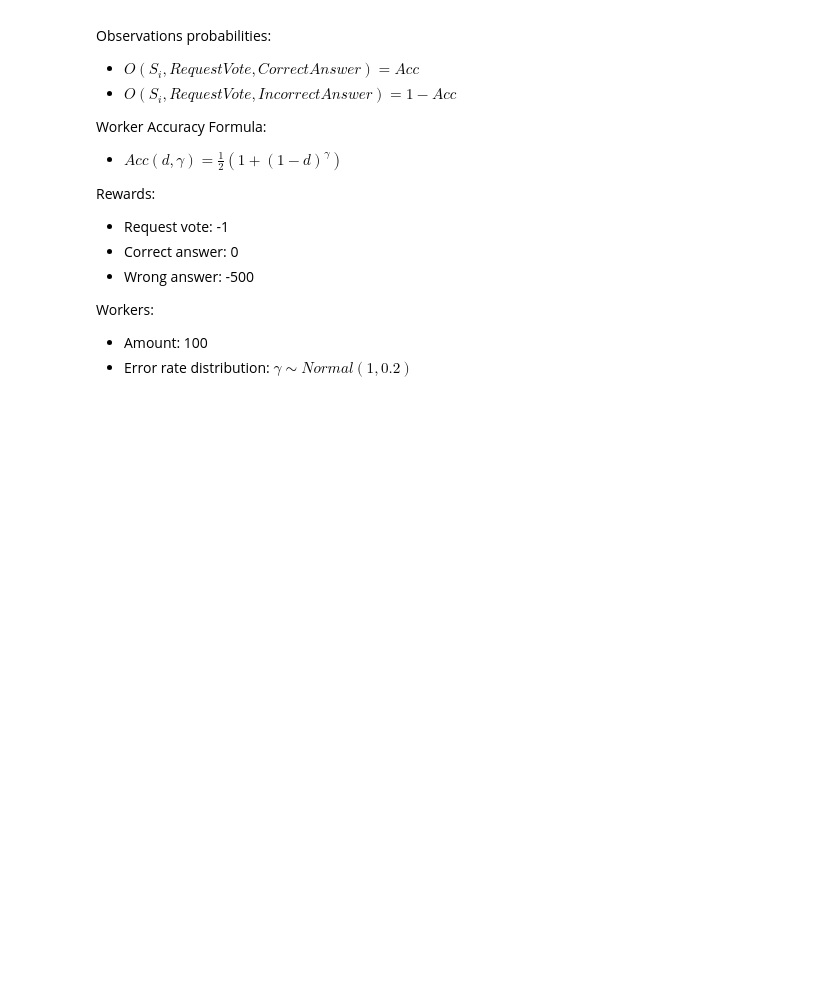
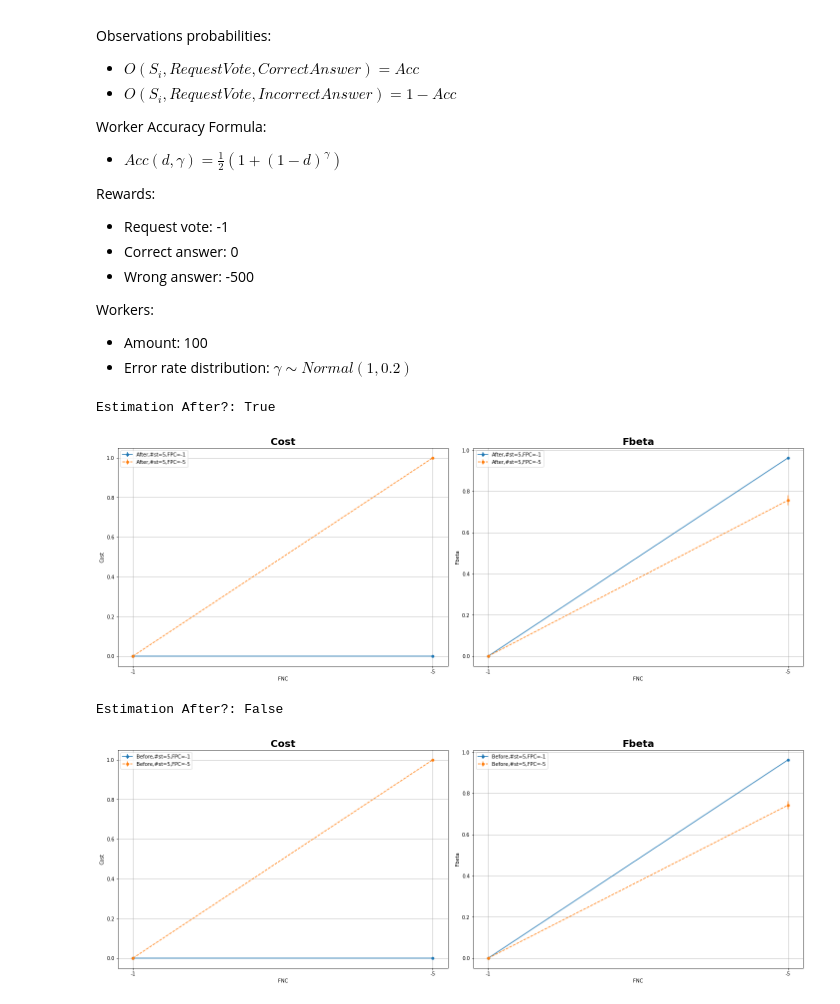
Before and after one commit to pmaglione/adaptive-pomdp-solutions, a Jupyter notebook: playground.ipynb, the cells around one changed output. Drawn from its saved outputs; the diff is of its cells as text; code cells hidden in the pictures; blank space fills up the shorter version.

```diff
--- a/playground.ipynb
+++ b/playground.ipynb
@@ -137,36 +139,39 @@ Workers:
 items_num = 1000
 positive_percentage = 0.5
 item_difficulty = 0.5
 workers_num = 100
 avg_workers_error_rate = 1
 dist_name = "Normal" # possible values: Normal, Beta
 dist_mean = 1
 dist_std = 0.2
 states_num = 23
 fncs = [-1, -5, -10, -500]
 fpcs = [-1, -5, -10, -500]
-fncs = [-1, -5]
-fpcs = [-1, -5]
-moment_error_estimations = [False, True]
+moment_error_estimations = [False, True] # EM estimate worker error rates befefore and after?
 
 states_nums = [5,9,13,17,43,203]
-states_nums = [5,9]
 states_diffs = [[0,1], #5 states
          [0, 0.33, 0.66, 1], #9 states
          [0, 0.2, 0.4, 0.6, 0.8, 1], # 13 states
          [0, 0.15, 0.3, 0.45, 0.6, 0.75, 0.9, 1], #17 states
          np.arange(0, 1.05, .05), #43
          np.arange(0, 1.01, .01) # 203
         ]
 
-policy_path = "/Users/pmaglione/Repos/adaptive-pomdp-solutions/dai_pomdp/ModelLearning/Policies/"
-output_file = "/Users/pmaglione/Repos/adaptive-pomdp-solutions/results/num_states.csv"
+# path to policies folder
+policy_path = "./dai_pomdp/ModelLearning/Policies/"
+output_file = "./results/num_states.csv"
 
 columns_to_print = ['cost', 'fbeta']
 
 def get_policy_name(states_num, fnc, fpc):
     return f'vc-{states_num}states-fnc{fnc}-fpc{fpc}.policy'
 
 run_vary_num_states(items_num, positive_percentage, item_difficulty, workers_num, avg_workers_error_rate,
                   dist_name, dist_mean, dist_std, states_nums, states_diffs, policy_path, output_file,
                 moment_error_estimations, fncs, fpcs, get_policy_name, columns_to_print)
+# %% [output]
+Estimation After?: True
+[figure, added]
+Estimation After?: False
+[figure, added]
```
Also changed, not shown: parts of 1 cell of this notebook, 3 other files.
